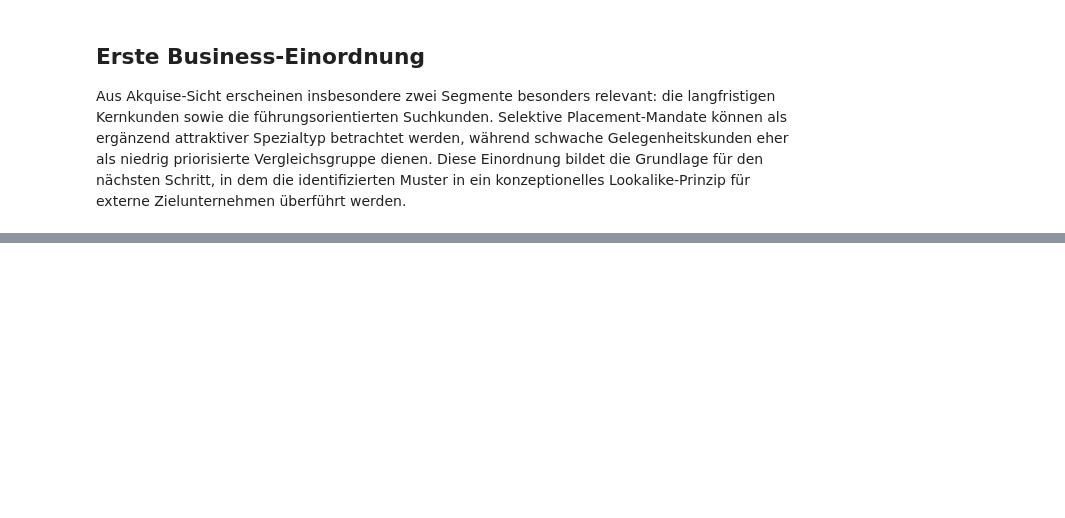
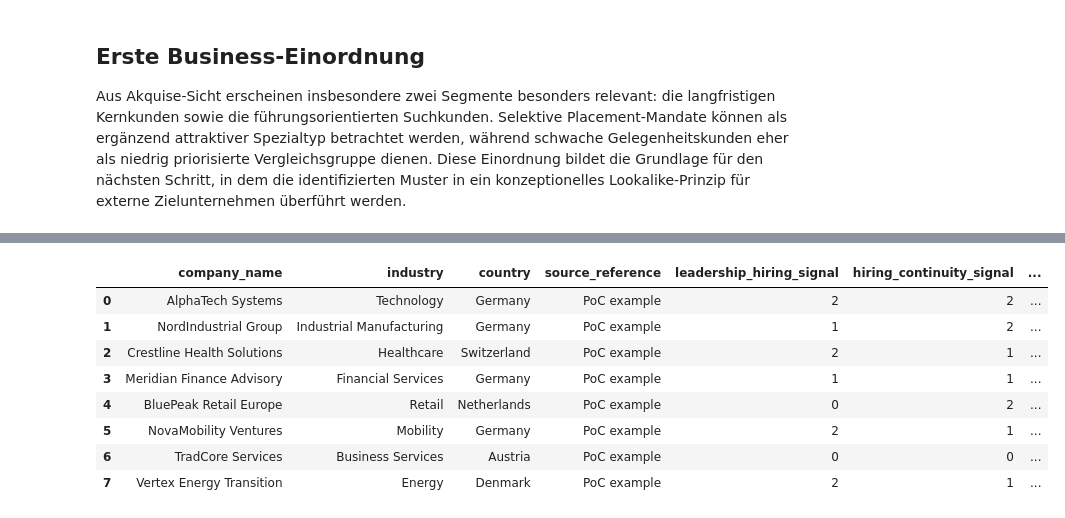
Before and after one commit to jensus-rep/data01-executive-search-analytics, a Jupyter notebook: notebooks/01_data_import_and_debitor_matrix.ipynb, the cells around one changed output, grey strips where cells are left out. Saved outputs shown, nothing was run; the diff lists cells and outputs as text; code cells hidden in the pictures; blank space fills up the shorter version.

```diff
--- a/notebooks/01_data_import_and_debitor_matrix.ipynb
+++ b/notebooks/01_data_import_and_debitor_matrix.ipynb
@@ -2045,0 +2241,26 @@ Aus Akquise-Sicht erscheinen insbesondere zwei Segmente besonders relevant: die
+# %%
+external_companies_poc[["fit_longterm_core_client", "fit_reason_longterm"]] = (
+    external_companies_poc.apply(
+        lambda row: pd.Series(evaluate_longterm_core_client(row)),
+        axis=1
+    )
+)
+
+external_companies_poc[["fit_leadership_search_client", "fit_reason_leadership"]] = (
+    external_companies_poc.apply(
+        lambda row: pd.Series(evaluate_leadership_search_client(row)),
+        axis=1
+    )
+)
+
+external_companies_poc
+# %% [output]
+|  | company_name | industry | country | source_reference | leadership_hiring_signal | hiring_continuity_signal | ... |
+| 0 | AlphaTech Systems | Technology | Germany | PoC example | 2 | 2 | ... |
+| 1 | NordIndustrial Group | Industrial Manufacturing | Germany | PoC example | 1 | 2 | ... |
+| 2 | Crestline Health Solutions | Healthcare | Switzerland | PoC example | 2 | 1 | ... |
+| 3 | Meridian Finance Advisory | Financial Services | Germany | PoC example | 1 | 1 | ... |
+| 4 | BluePeak Retail Europe | Retail | Netherlands | PoC example | 0 | 2 | ... |
+| 5 | NovaMobility Ventures | Mobility | Germany | PoC example | 2 | 1 | ... |
+| 6 | TradCore Services | Business Services | Austria | PoC example | 0 | 0 | ... |
+| 7 | Vertex Energy Transition | Energy | Denmark | PoC example | 2 | 1 | ... |
```
Also changed, not shown: parts of 7 cells of this notebook.
